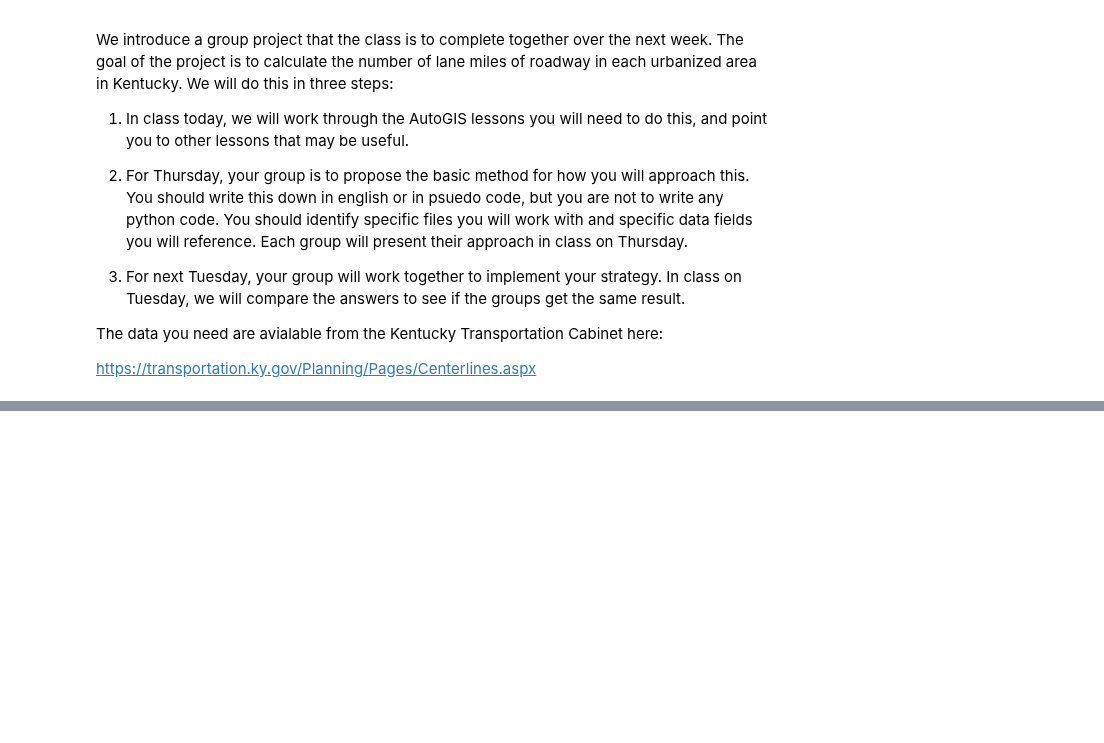
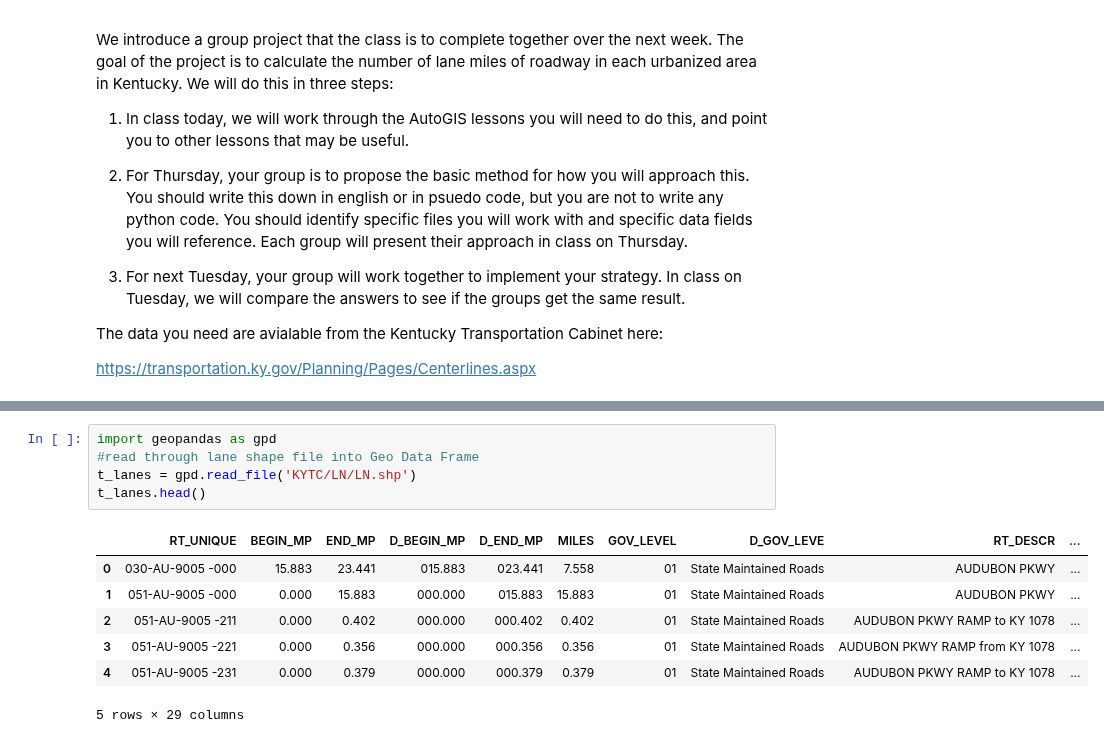
Before and after one commit to uky-transport-data-science/ce599, a Jupyter notebook: 10-AutoGIS2/Lane Miles Project.ipynb, the cells around one changed output, grey strips where cells are left out. Drawn from its saved outputs; the diff is of its cells as text; blank space fills up the shorter version.

```diff
--- a/10-AutoGIS2/Lane Miles Project.ipynb
+++ b/10-AutoGIS2/Lane Miles Project.ipynb
@@ -32,3 +35,16 @@ L3/04_nearest-neighbhor.ipynb
 (see options for making it faster if needed)
 
 L4/geometric-operations.ipynb
+# %%
+import geopandas as gpd
+#read through lane shape file into Geo Data Frame
+t_lanes = gpd.read_file('KYTC/LN/LN.shp')
+t_lanes.head()
+# %% [output]
+|  | RT_UNIQUE | BEGIN_MP | END_MP | D_BEGIN_MP | D_END_MP | MILES | GOV_LEVEL | D_GOV_LEVE | RT_DESCR | ... |
+| 0 | 030-AU-9005 -000 | 15.883 | 23.441 | 015.883 | 023.441 | 7.558 | 01 | State Maintained Roads | AUDUBON PKWY | ... |
+| 1 | 051-AU-9005 -000 | 0.000 | 15.883 | 000.000 | 015.883 | 15.883 | 01 | State Maintained Roads | AUDUBON PKWY | ... |
+| 2 | 051-AU-9005 -211 | 0.000 | 0.402 | 000.000 | 000.402 | 0.402 | 01 | State Maintained Roads | AUDUBON PKWY RAMP to KY 1078 | ... |
+| 3 | 051-AU-9005 -221 | 0.000 | 0.356 | 000.000 | 000.356 | 0.356 | 01 | State Maintained Roads | AUDUBON PKWY RAMP from KY 1078 | ... |
+| 4 | 051-AU-9005 -231 | 0.000 | 0.379 | 000.000 | 000.379 | 0.379 | 01 | State Maintained Roads | AUDUBON PKWY RAMP to KY 1078 | ... |
+5 rows × 29 columns
```
Also changed, not shown: parts of 11 cells of this notebook, 2 other files.
